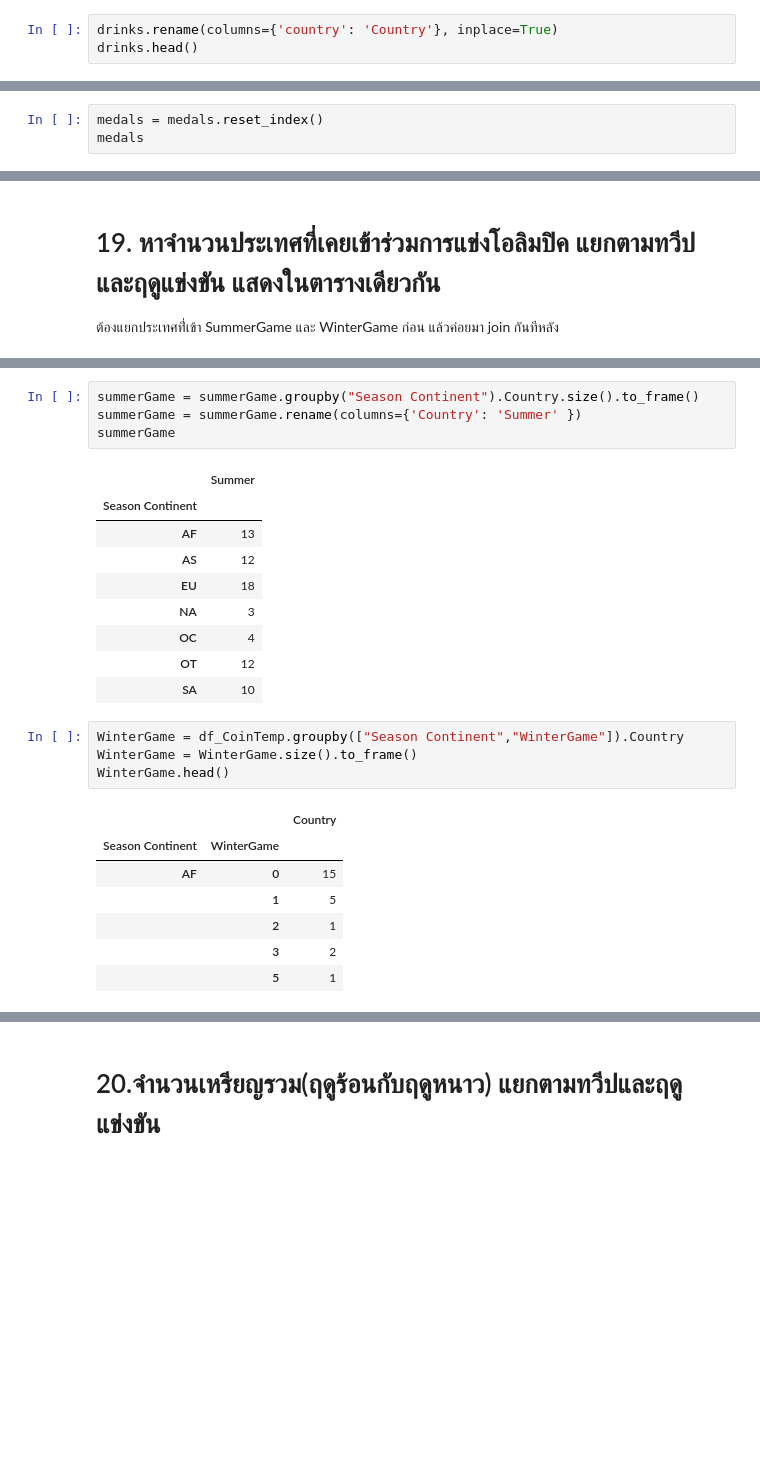
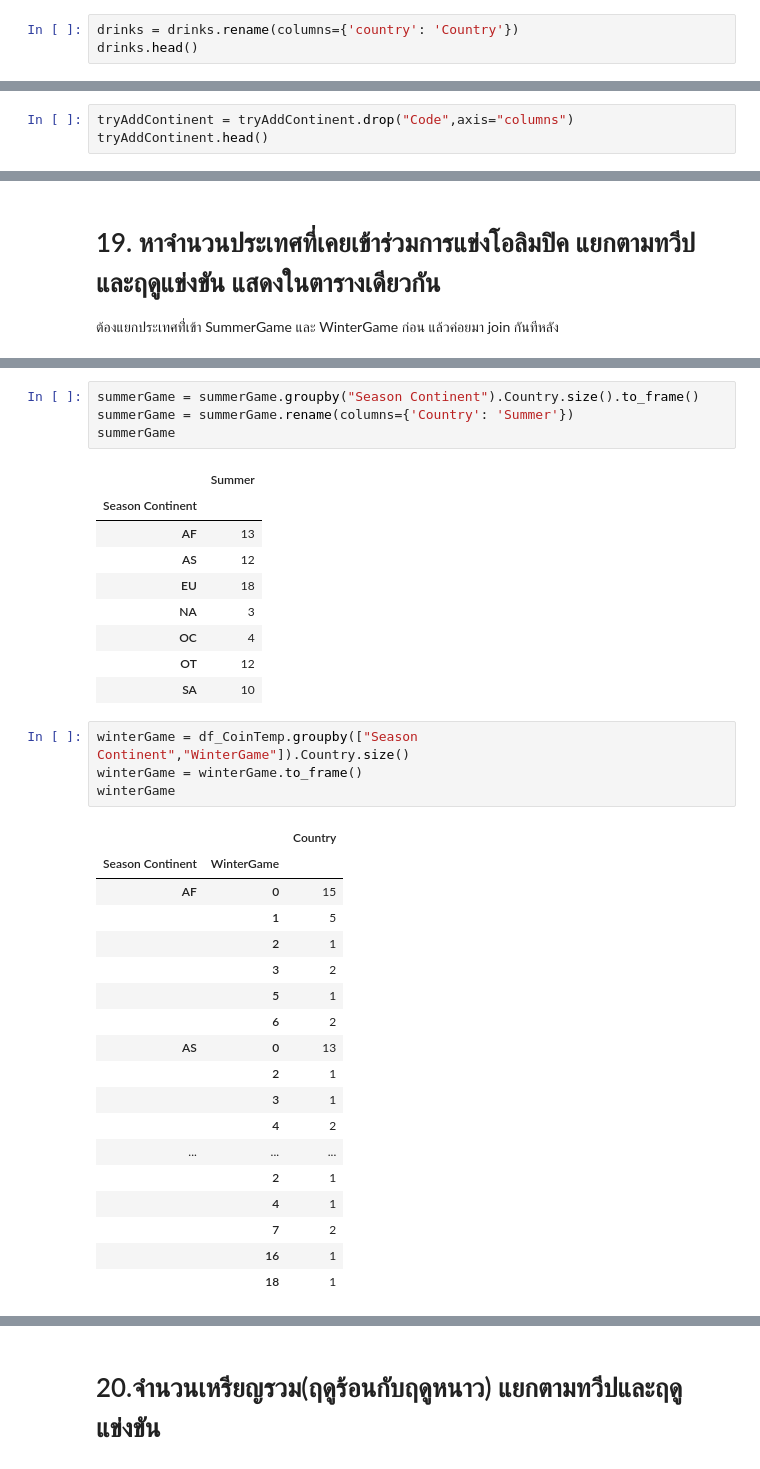
Before and after one commit to PNYWT/Python-For-Data-Science, a Jupyter notebook: Data Science with Big data/Homework/Homework Week 6.ipynb, the cells around one changed output, grey strips where cells are left out. Cells and saved outputs as stored; diff of their text form; blank space fills up the shorter version.

```diff
--- a/Data Science with Big data/Homework/Homework Week 6.ipynb
+++ b/Data Science with Big data/Homework/Homework Week 6.ipynb
@@ -101,7 +101,7 @@ drinks[drinks.country.isin(medals.Country) == False]
 1. การที่จะ join ตารางได้นั้นต้องมีคอลัมน์ที่ตรงกันในทั้งสองตาราง ในที่นี้ให้ใช้ชื่อประเทศ<br>
 2. อย่าลืมว่าการ join ข้อมูลนั้นเราต้องการคงข้อมูลของประเทศที่มีในตาราง medals ไว้ ตารางที่ join แล้วจะมีจำนวนแถวเท่ากับตาราง medals
 # %%
-drinks.rename(columns={'country': 'Country'}, inplace=True)
+drinks = drinks.rename(columns={'country': 'Country'})
 drinks.head()
 # %% [output]
 |  | Country | beer_servings | spirit_servings | wine_servings | total_litres_of_pure_alcohol | continent |
@@ -148,0 +142,3 @@ tryAddContinent
+# %%
+tryAddContinent = tryAddContinent.drop("Code",axis="columns")
+tryAddContinent.head()
@@ -234,6 +242,3 @@ medals.continent.isnull().sum()
 0
 # %% [markdown]
 # 9. ตั้งให้ชื่อทวีปเป็น index ชั้นนอกและชื่อประเทศเป็น Index ชั้นใน
-# %%
-medals = medals.reset_index()
-medals
@@ -470,7 +658,7 @@ summerGame
 72 rows × 1 columns
 # %%
 summerGame = summerGame.groupby("Season Continent").Country.size().to_frame()
-summerGame = summerGame.rename(columns={'Country': 'Summer' })
+summerGame = summerGame.rename(columns={'Country': 'Summer'})
 summerGame
 # %% [output]
 |  | Summer |
@@ -483,15 +671,26 @@ summerGame
 | OT | 12 |
 | SA | 10 |
 # %%
-WinterGame = df_CoinTemp.groupby(["Season Continent","WinterGame"]).Country
-WinterGame = WinterGame.size().to_frame()
-WinterGame.head()
+winterGame = df_CoinTemp.groupby(["Season Continent","WinterGame"]).Country.size()
+winterGame = winterGame.to_frame()
+winterGame
 # %% [output]
 |  |  | Country |
 | Season Continent | WinterGame |  |
 | AF | 0 | 15 |
 |  | 1 | 5 |
 |  | 2 | 1 |
 |  | 3 | 2 |
 |  | 5 | 1 |
+|  | 6 | 2 |
+| AS | 0 | 13 |
+|  | 2 | 1 |
+|  | 3 | 1 |
+|  | 4 | 2 |
+| ... | ... | ... |
+|  | 2 | 1 |
+|  | 4 | 1 |
+|  | 7 | 2 |
+|  | 16 | 1 |
+|  | 18 | 1 |
 # %%
```
Also changed, not shown: parts of 44 cells of this notebook, 2 other files.
